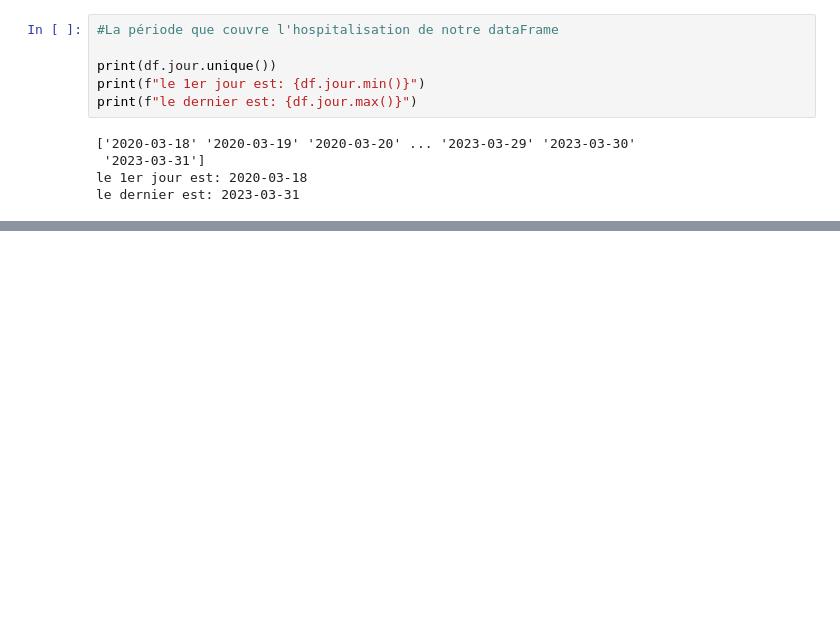
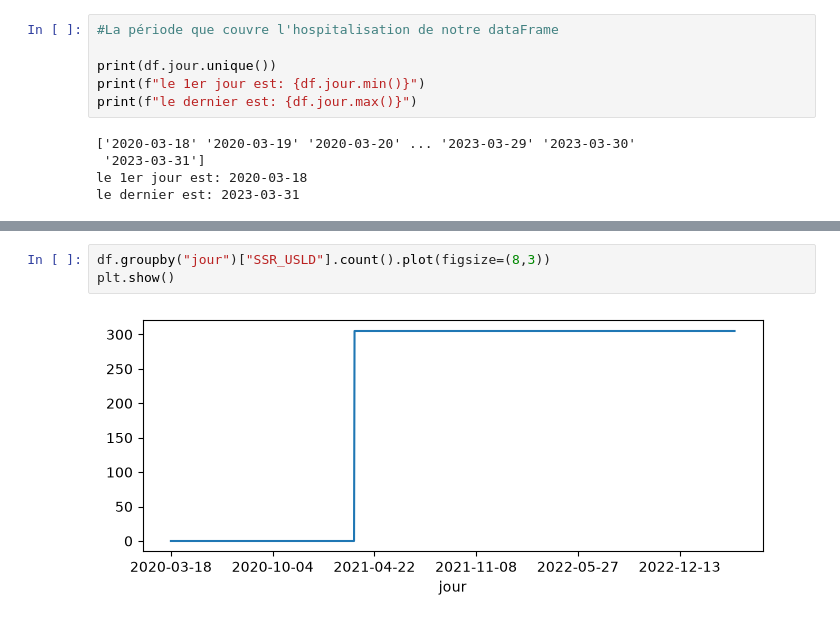
Before and after one commit to Audrey-Djomi/dashboard-sante-publique-france, a Jupyter notebook: notebooks/01_exploration.ipynb, the cells around one changed output, grey strips where cells are left out. Saved outputs shown, nothing was run; the diff lists cells and outputs as text; blank space fills up the shorter version.

```diff
--- a/notebooks/01_exploration.ipynb
+++ b/notebooks/01_exploration.ipynb
@@ -202,0 +210,5 @@ le dernier est: 2023-03-31
+# %%
+df.groupby("jour")["SSR_USLD"].count().plot(figsize=(8,3))
+plt.show()
+# %% [output]
+[figure, added]
```
Also changed, not shown: parts of 4 cells of this notebook, 4 other files.
